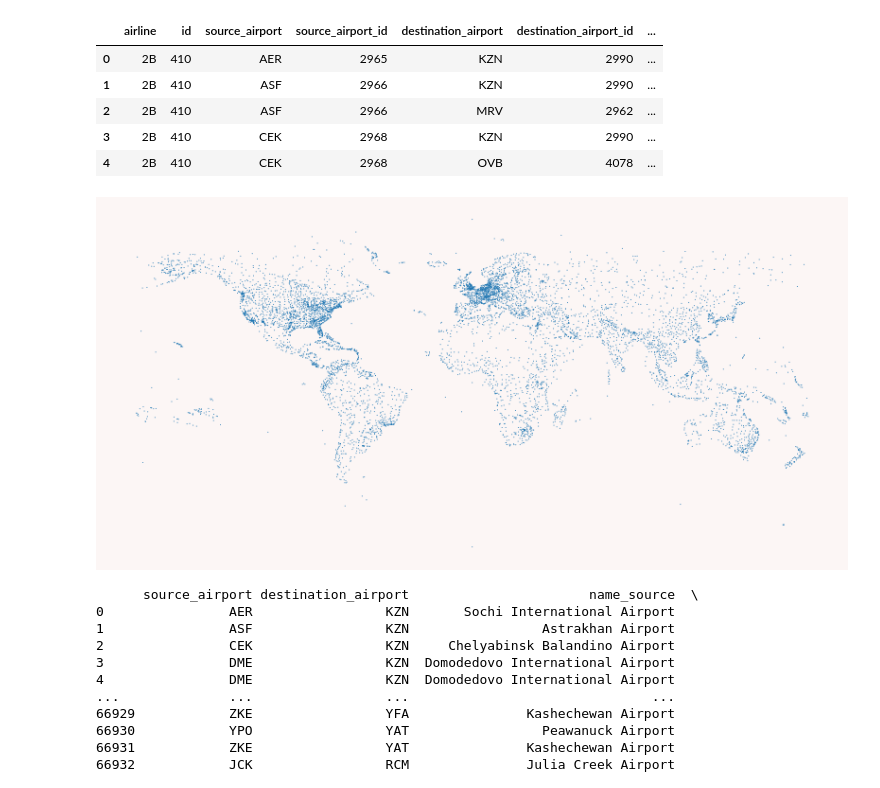
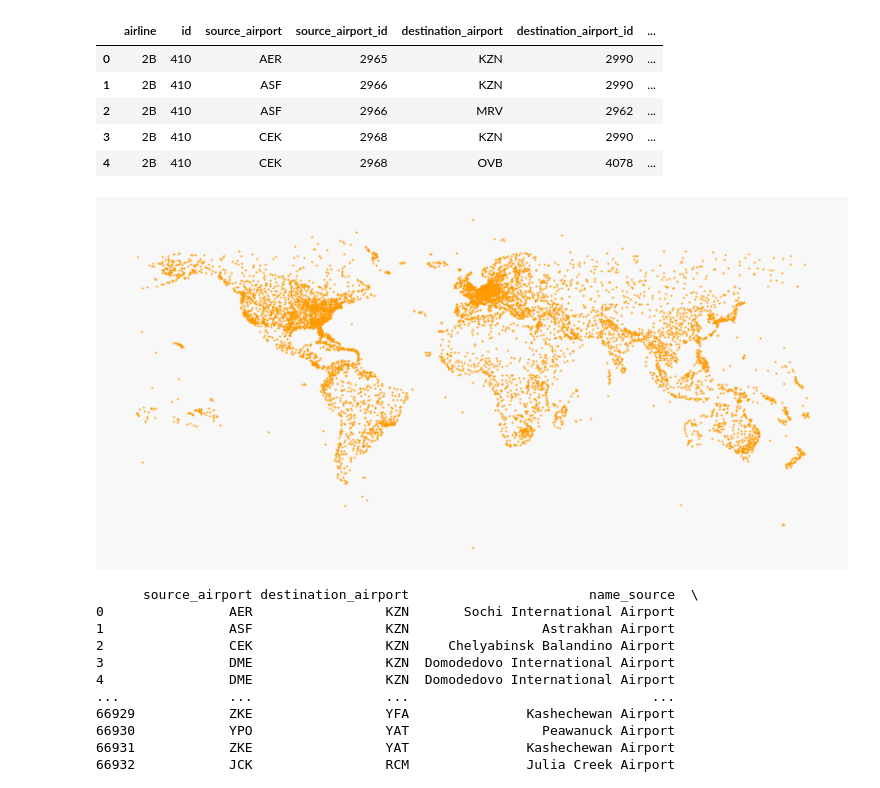
Before and after one commit to BruceGK/ivfinal, a Jupyter notebook: iv_final.ipynb, the cells around one changed output. Saved outputs shown, nothing was run; the diff lists cells and outputs as text; code cells hidden in the pictures.

```diff
--- a/iv_final.ipynb
+++ b/iv_final.ipynb
@@ -39,15 +39,15 @@ routes.head()
 | 3 | 2B | 410 | CEK | 2968 | KZN | 2990 | ... |
 | 4 | 2B | 410 | CEK | 2968 | OVB | 4078 | ... |
 # %%
-fig, ax = plt.subplots(facecolor='#FCF6F5FF')
+fig, ax = plt.subplots(facecolor='#F8F8F8')
 fig.set_size_inches(14, 7)
 
-ax.scatter(airports['long'], airports['lat'], s=1, alpha=1, edgecolors='none')
+ax.scatter(airports['long'], airports['lat'], s=1, alpha=1, edgecolors='#ff9900')
 ax.axis('off')
 
 plt.show()
 # %% [output]
-[figure, old version]
+[figure, new version]
 # %%
 source_airports = airports[['name', 'iata', 'icao', 'lat', 'long']]
 destination_airports = source_airports.copy()
```
Also changed, not shown: parts of 2 cells of this notebook.
